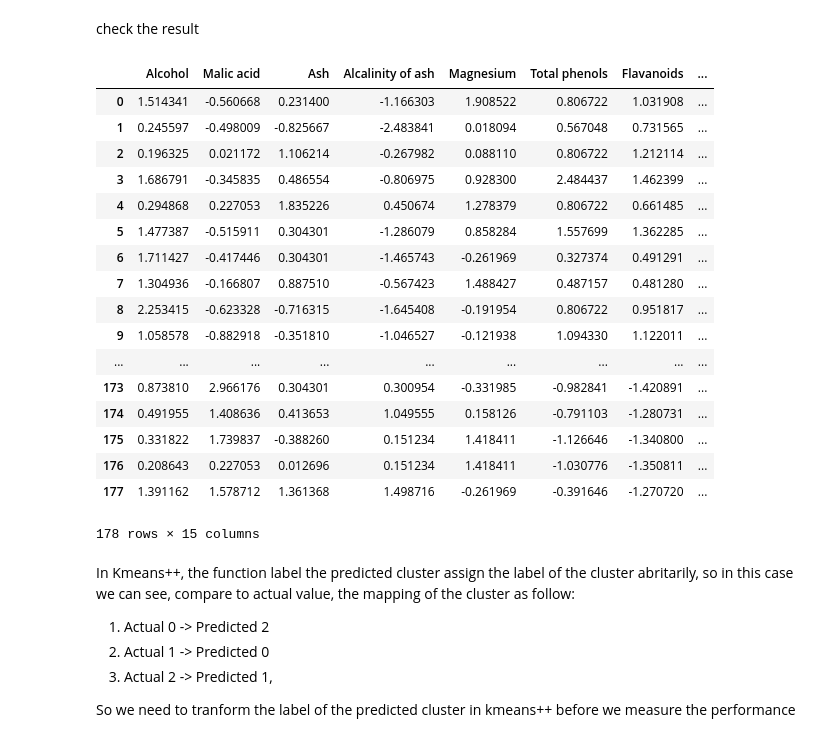
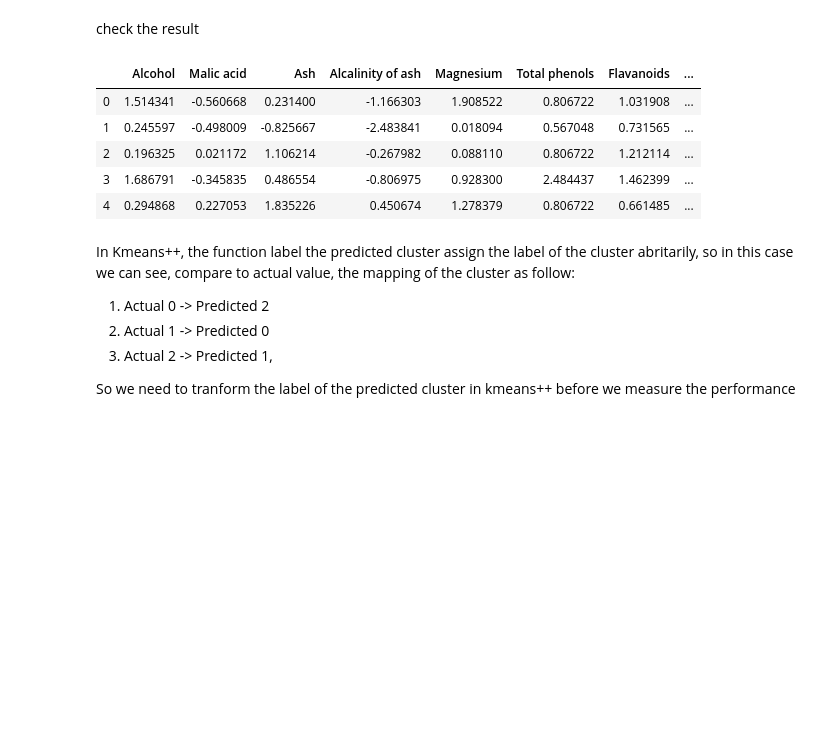
Before and after one commit to elaesme/BloomFilter-KMeans-AlphabeticalSort, a Jupyter notebook: main.ipynb, the cells around one changed output. Drawn from its saved outputs; the diff is of its cells as text; code cells hidden in the pictures; blank space fills up the shorter version.

```diff
--- a/main.ipynb
+++ b/main.ipynb
@@ -172,0 +255,2 @@ plt.show()
+# %%
+clusters2= clustering_lib.kMean2(3, n_iter, normalized, centroids)
@@ -172,0 +259,8 @@ plt.show()
+# %%
+clu2=[]
+for i in range(len(normalized)):
+    for j in range(3):
+        if list(normalized.loc[i]) in clusters2[j]:
+            clu2.append(j)
+
+normalized["class MinMax"]= clu2
@@ -172,0 +280,7 @@ plt.show()
+# %%
+fig = plt.figure(figsize=(11, 9))
+for i in range(3):
+    plt.scatter(normalized[normalized['class MinMax'] == i ]['Alcohol'],
+               normalized[normalized['class MinMax'] == i ]['Malic acid'],
+               marker='.')
+plt.show()
@@ -172,0 +291,19 @@ plt.show()
+# %%
+fig = plt.figure(figsize=(13, 10))
+ax = fig.add_subplot(111, projection='3d', )
+
+for i,m in [(0,'o'), (1,'^'),(2,'s')]:
+    lab= 'cluster '+str(i)
+    ax.scatter(normalized[normalized['class MinMax'] == i ]['Alcohol'],
+               normalized[normalized['class MinMax'] == i ]['Malic acid'],
+               normalized[normalized['class MinMax'] == i ]['Ash'],
+               marker=m, label=lab, s=30)
+
+plt.title('Alcohol - Malic Acid - Ash', size=20)
+plt.legend()
+
+ax.set_xlabel('Alchol', size=20)
+ax.set_ylabel('Malic acid', size=20)
+ax.set_zlabel('Ash', size=20)
+
+plt.show()
@@ -284,26 +488,14 @@ normalized2["actual"] = actual_clust()
 # %% [markdown]
 check the result
 # %%
-normalized2
+normalized2.head()
 # %% [output]
 |  | Alcohol | Malic acid | Ash | Alcalinity of ash | Magnesium | Total phenols | Flavanoids | ... |
 | 0 | 1.514341 | -0.560668 | 0.231400 | -1.166303 | 1.908522 | 0.806722 | 1.031908 | ... |
 | 1 | 0.245597 | -0.498009 | -0.825667 | -2.483841 | 0.018094 | 0.567048 | 0.731565 | ... |
 | 2 | 0.196325 | 0.021172 | 1.106214 | -0.267982 | 0.088110 | 0.806722 | 1.212114 | ... |
 | 3 | 1.686791 | -0.345835 | 0.486554 | -0.806975 | 0.928300 | 2.484437 | 1.462399 | ... |
 | 4 | 0.294868 | 0.227053 | 1.835226 | 0.450674 | 1.278379 | 0.806722 | 0.661485 | ... |
-| 5 | 1.477387 | -0.515911 | 0.304301 | -1.286079 | 0.858284 | 1.557699 | 1.362285 | ... |
-| 6 | 1.711427 | -0.417446 | 0.304301 | -1.465743 | -0.261969 | 0.327374 | 0.491291 | ... |
-| 7 | 1.304936 | -0.166807 | 0.887510 | -0.567423 | 1.488427 | 0.487157 | 0.481280 | ... |
-| 8 | 2.253415 | -0.623328 | -0.716315 | -1.645408 | -0.191954 | 0.806722 | 0.951817 | ... |
-| 9 | 1.058578 | -0.882918 | -0.351810 | -1.046527 | -0.121938 | 1.094330 | 1.122011 | ... |
-| ... | ... | ... | ... | ... | ... | ... | ... | ... |
-| 173 | 0.873810 | 2.966176 | 0.304301 | 0.300954 | -0.331985 | -0.982841 | -1.420891 | ... |
-| 174 | 0.491955 | 1.408636 | 0.413653 | 1.049555 | 0.158126 | -0.791103 | -1.280731 | ... |
-| 175 | 0.331822 | 1.739837 | -0.388260 | 0.151234 | 1.418411 | -1.126646 | -1.340800 | ... |
-| 176 | 0.208643 | 0.227053 | 0.012696 | 0.151234 | 1.418411 | -1.030776 | -1.350811 | ... |
-| 177 | 1.391162 | 1.578712 | 1.361368 | 1.498716 | -0.261969 | -0.391646 | -1.270720 | ... |
-178 rows × 15 columns
 # %% [markdown]
 In Kmeans++, the function label the predicted cluster assign the label of the cluster abritarily, so in this case we can see, compare to actual value, the mapping of the cluster as follow:
 1. Actual 0 -> Predicted 2
```
Also changed, not shown: parts of 57 cells of this notebook.
